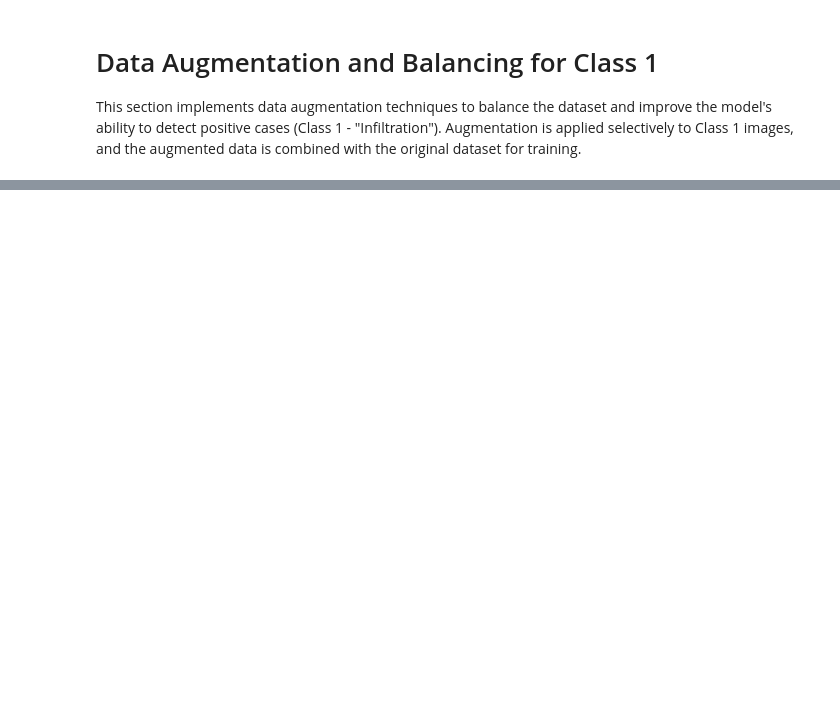
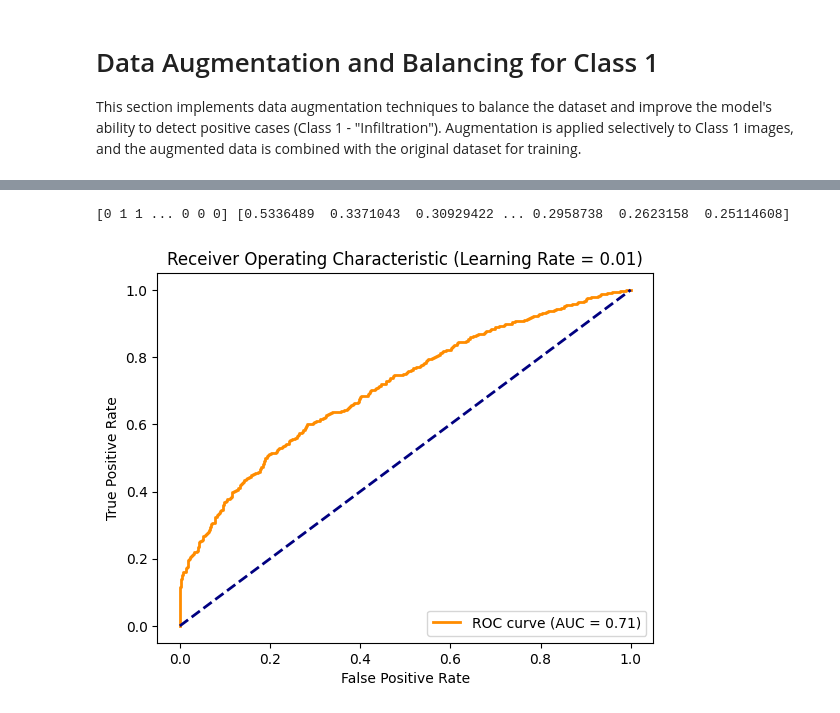
Before and after one commit to arsenilsina/ChestXRay-Classifier, a Jupyter notebook: nih_chest_xray.ipynb, the cells around one changed output, grey strips where cells are left out. Saved outputs shown, nothing was run; the diff lists cells and outputs as text; code cells hidden in the pictures; blank space fills up the shorter version.

```diff
--- a/nih_chest_xray.ipynb
+++ b/nih_chest_xray.ipynb
@@ -1179,8 +525,8 @@ The results highlight how varying the threshold for classification impacts the m
 augmentation_transforms = transforms.Compose([
     transforms.RandomHorizontalFlip(p=0.5),  # Horizontal Flip
     transforms.RandomVerticalFlip(p=0.5),    # Vertical Flip
-    transforms.RandomRotation(degrees=45),   # Random rotation within 45°
-    transforms.RandomResizedCrop(size=224, scale=(0.8, 1.0)),  # Random Crop
+    transforms.RandomRotation(degrees=90),   # Random rotation within 45°
+    transforms.Resize((224, 224)),
     transforms.ToTensor()])
 
 # Basic transformations (without augmentation)
@@ -1189,6 +535,6 @@ base_transforms = transforms.Compose([
     transforms.ToTensor()])
 
 # Original dataset with basic transformations
-base_dataset = ChestXRayDataset(data, transform=base_transforms)
+base_dataset = ChestXRayDataset(balanced_data, transform=base_transforms)
 # %%
 # Dataset augmented for class 1 only
@@ -1245,20 +558,0 @@ Epoch 4/4, Loss: 0.3350
-# %%
-# Evaluation on validation and test sets with multiple thresholds
-model.eval()
-y_true, y_pred = [], []
-with torch.no_grad():
-    for images, labels in test_loader:
-        images, labels = images.to(device), labels.to(device)
-        outputs = model(images).squeeze()
-        probs = torch.sigmoid(outputs)
-        y_true.extend(labels.cpu().numpy())
-        y_pred.extend(probs.cpu().numpy())
-
-y_true = np.array(y_true)
-y_pred = np.array(y_pred)
-
-thresholds = [0.3, 0.4, 0.5, 0.6]
-for threshold in thresholds:
-    y_pred_class = (y_pred > threshold).astype(int)
-    print(f"Classification report for threshold = {threshold}")
-    print(classification_report(y_true, y_pred_class))
@@ -1284,0 +691,23 @@ In a medical context, where false negatives (failing to detect the disease) are
+# %%
+y_true, y_pred = results[0.01][:2]
+print(y_true, y_pred)
+# %% [output]
+[0 1 1 ... 0 0 0] [0.5336489  0.3371043  0.30929422 ... 0.2958738  0.2623158  0.25114608]
+# %%
+from sklearn.metrics import roc_curve, auc, confusion_matrix, ConfusionMatrixDisplay
+import matplotlib.pyplot as plt
+
+# ROC Curve
+fpr, tpr, thresholds_roc = roc_curve(y_true, y_pred)
+roc_auc = auc(fpr, tpr)
+
+plt.figure()
+plt.plot(fpr, tpr, color='darkorange', lw=2, label=f'ROC curve (AUC = {roc_auc:.2f})')
+plt.plot([0, 1], [0, 1], color='navy', lw=2, linestyle='--')
+plt.xlabel('False Positive Rate')
+plt.ylabel('True Positive Rate')
+plt.title('Receiver Operating Characteristic (Learning Rate = 0.01)')
+plt.legend(loc='lower right')
+plt.show()
+# %% [output]
+[figure, added]
```
Also changed, not shown: parts of 89 cells of this notebook.
